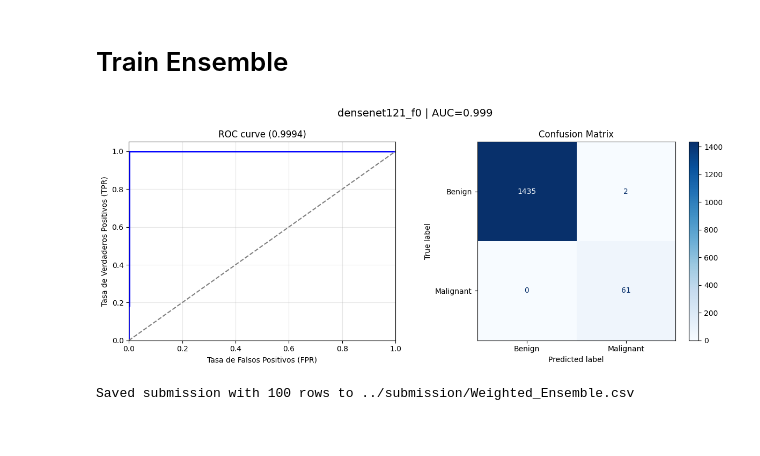
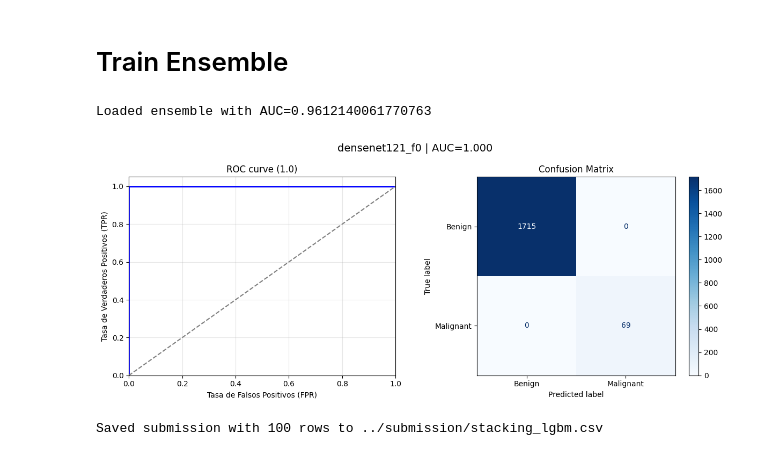
Before and after one commit to sprieton/ISIC_DL, a Jupyter notebook: src/Ensemble.ipynb, the cells around one changed output. Saved outputs shown, nothing was run; the diff lists cells and outputs as text; code cells hidden in the pictures.

Commit message:
added soltion staking ensembel with LightGBM staking

```diff
--- a/src/Ensemble.ipynb
+++ b/src/Ensemble.ipynb
@@ -13,9 +13,8 @@ import timm
 import os
 import random
 import joblib
-from sklearn.model_selection import StratifiedGroupKFold
 import time, torch
-from torch.utils.data import DataLoader
+from torch.utils.data import DataLoader, WeightedRandomSampler
 from sklearn.metrics import roc_auc_score
 import cv2
 import albumentations as A
@@ -28,7 +27,7 @@ from utils import (create_balanced_split,
                    MetadataProcessor,
                    AdvancedHairAugmentation,
                    Microscope,
-                   get_fold_datalodaers,
+                   make_sampler_weights,
                    TrainableModule,
                    remove_last_layer,
                    plot_analisis,
@@ -63,7 +62,7 @@ class config:
     val_split = 0.2             # of train
     num_folds = 5
     num_feat = 0                # 0 = use all
-    fine_tuning_batch = 70      # batch to train ensemble models
+    fine_tuning_batch = 90      # batch to train ensemble models
     val_freq = 5                # frequency of validation analisis
     attention_dim = 256         # dimension of trained attention ensemble
     unfreeze_schedule = [
@@ -240,10 +239,6 @@ val_stats   = val_dataset.get_dataset_stats(sample_size=300)
 test_stats  = test_dataset.get_dataset_stats(sample_size=300)
 stats_list = [train_stats, val_stats, test_stats]
 
-# clean dataset variables
-train_dataset = None
-val_dataset = None
-
 # Now we compare the analisis of the splits
 plot_stats(stats_list)
 # %% [output]
@@ -778,14 +834,31 @@ class SoftVotingEnsemble(nn.Module):
 # %% [markdown]
 # Train Ensemble
 # %%
-ensemble = SoftVotingEnsemble(model_list, "Weighted_Ensemble",
-                              weights=oof_weights, device=config.device)
+ensemble_name = "stacking_lgbm"
+ensemble_path = config.models_dir / f"{ensemble_name}.pt"
 
-labels, probs = ensemble.pred_probs(val_loader)
+if ensemble_name + ".pt" not in os.listdir(config.models_dir):
+    # train ensemble
+    ensemble = LightGBMStackingEnsemble(model_list,
+                                    ensemble_name,
+                                    device=config.device)
+    ensemble.fit_lightgbm(valid_loader)
+
+    ensemble.save(ensemble_path)
+
+else:   # load from memory
+    ensemble = LightGBMStackingEnsemble(model_list,
+                                    ensemble_name,
+                                    device=config.device)
+    ensemble.load(ensemble_path, device=config.device)
+
+# analize result
+labels, probs = ensemble.pred_probs(valid_loader)
 plot_analisis(model_name, labels, probs)
 
 ensemble.submit_kaggle(test_loader,
-                            submission_file=f"{config.submission_dir}/Weighted_Ensemble.csv")
+                            submission_file=f"{config.submission_dir}/stacking_lgbm.csv")
 # %% [output]
+Loaded ensemble with AUC=0.9612140061770763
-[figure, old version]
+[figure, new version]
-Saved submission with 100 rows to ../submission/Weighted_Ensemble.csv
+Saved submission with 100 rows to ../submission/stacking_lgbm.csv
```
Also changed, not shown: parts of 5 cells of this notebook, 7 other files.
